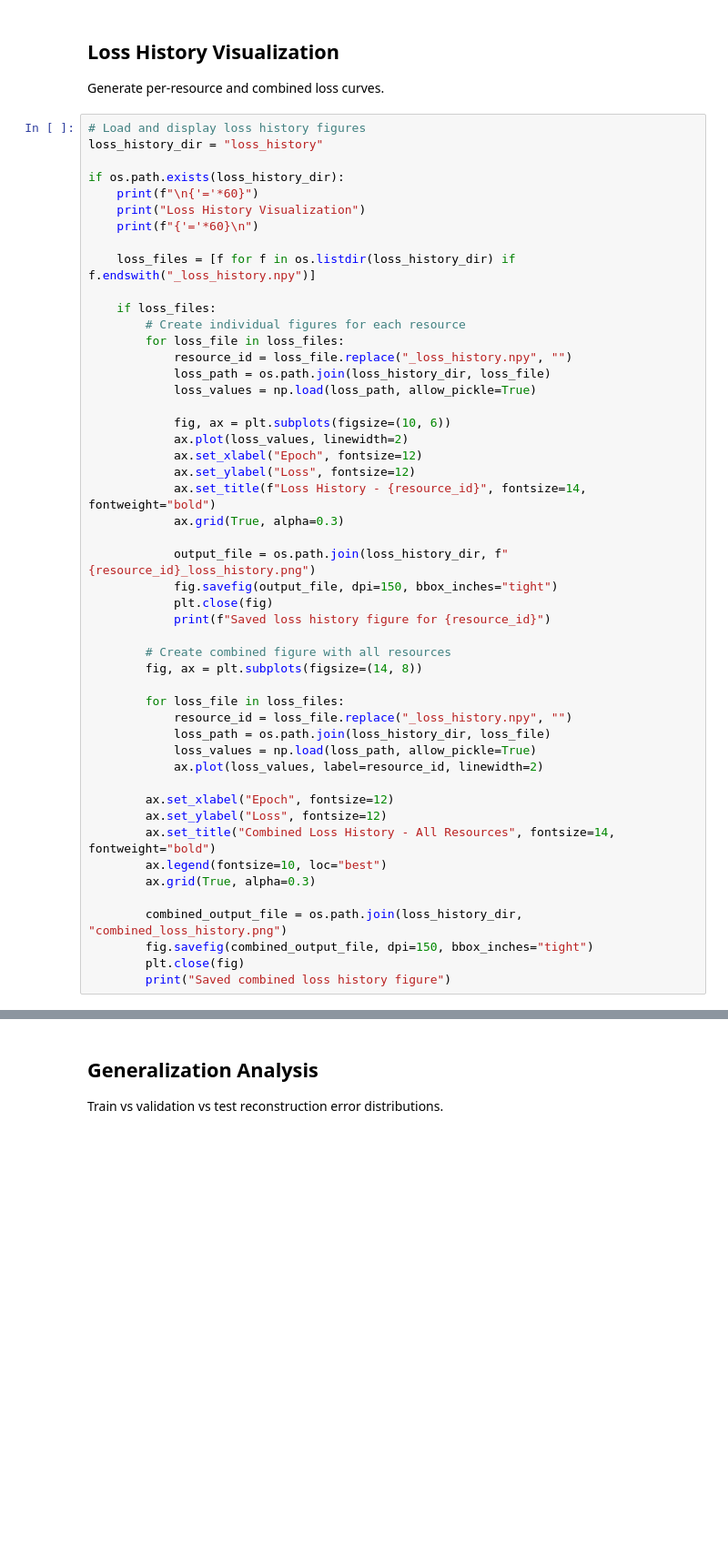
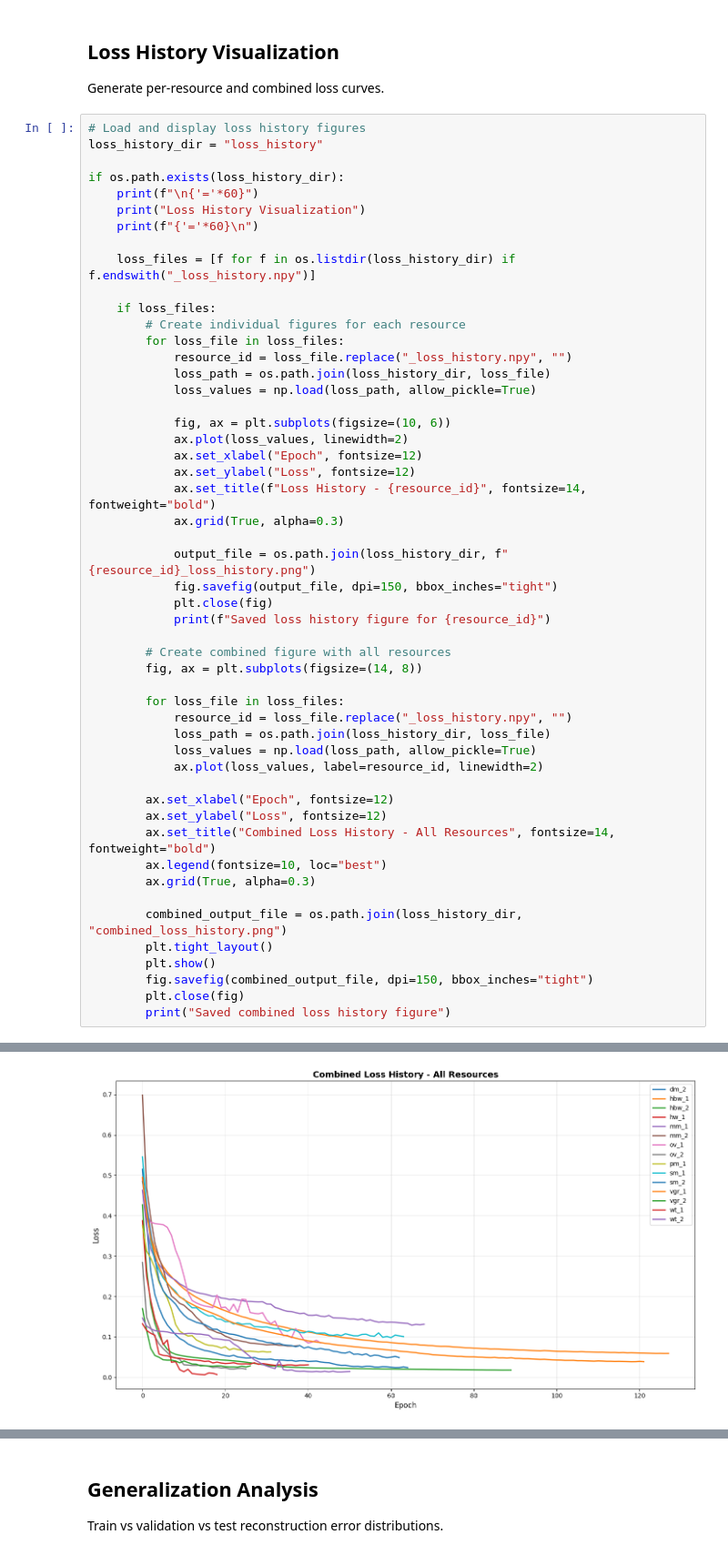
Before and after one commit to Olive305/Bachelor-thesis, a Jupyter notebook: analysis.ipynb, the cells around one changed output, grey strips where cells are left out. Shown at 91% size. Drawn from its saved outputs; the diff is of its cells as text; blank space fills up the shorter version.

```diff
--- a/analysis.ipynb
+++ b/analysis.ipynb
@@ -1391,6 +1392,8 @@ if os.path.exists(loss_history_dir):
         ax.grid(True, alpha=0.3)
 
         combined_output_file = os.path.join(loss_history_dir, "combined_loss_history.png")
+        plt.tight_layout()
+        plt.show()
         fig.savefig(combined_output_file, dpi=150, bbox_inches="tight")
         plt.close(fig)
         print("Saved combined loss history figure")
@@ -1417,0 +1420 @@ Saved combined loss history figure
+[figure, added]
```
Also changed, not shown: parts of 3 cells of this notebook, 40 other files.
